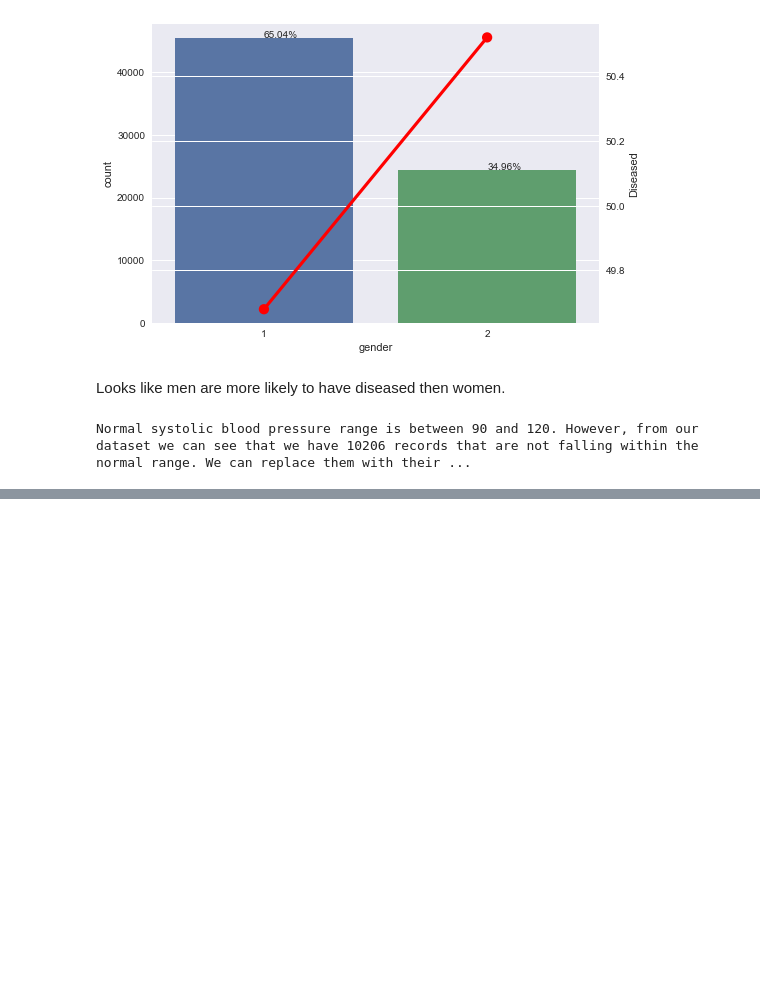
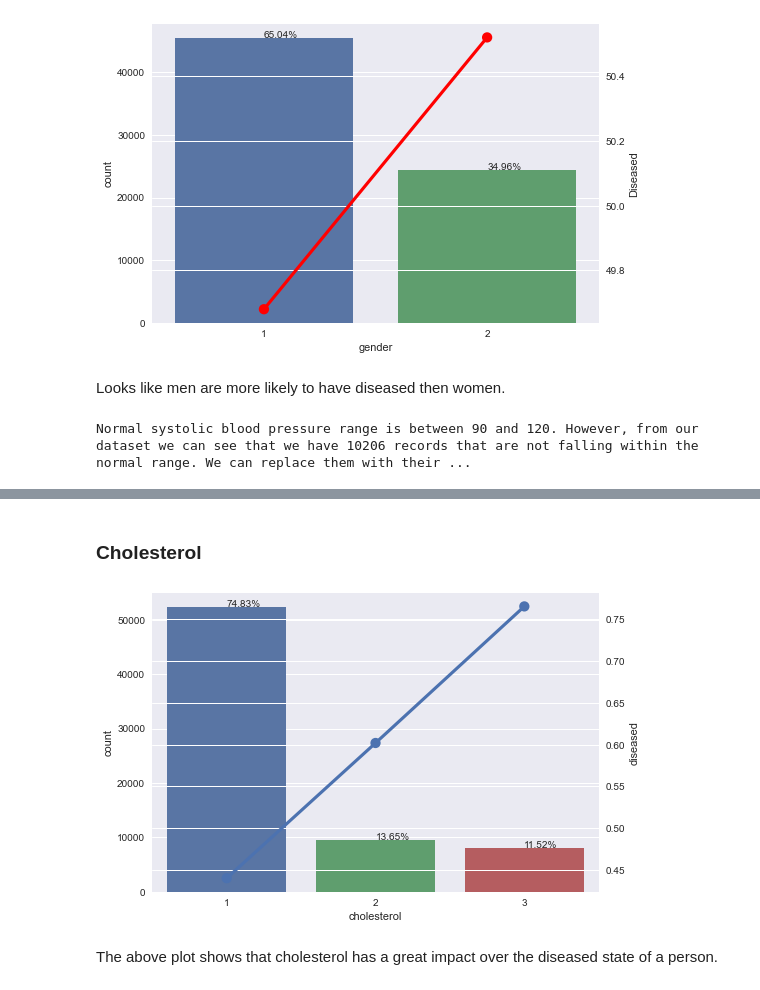
Before and after one commit to Aditya-Ramachandran/cardiovascular-disease-detection, a Jupyter notebook: EDA 1.ipynb, the cells around one changed output, grey strips where cells are left out. Cells and saved outputs as stored; diff of their text form; code cells hidden in the pictures; blank space fills up the shorter version.

Commit message:
analyzed relation between cholesterol and disease

```diff
--- a/EDA 1.ipynb
+++ b/EDA 1.ipynb
@@ -237,0 +238,18 @@ plt.show()
+# %% [markdown]
+### Cholesterol
+# %%
+tmp = pd.crosstab(data['cholesterol'],data['cardio'],normalize='index')
+tmp.reset_index()
+tmp.columns = ['not diseased','diseased']
+fig, ax = plt.subplots(1,1)
+sns.countplot(data['cholesterol'],order=list(tmp.index), ax=ax)
+plot2 = ax.twinx()
+sns.pointplot(tmp.index,tmp['diseased'],order=list(tmp.index),ax=plot2)
+for patch in ax.patches:
+    height = patch.get_height()
+    ax.text(patch.get_x()+patch.get_width()/2,height,'{:.2f}{}'.format(height/len(data['cholesterol'])*100,'%'))
+plt.show()
+# %% [output]
+[figure, added]
+# %% [markdown]
+The above plot shows that cholesterol has a great impact over the diseased state of a person.
```
Also changed, not shown: parts of 6 cells of this notebook.
